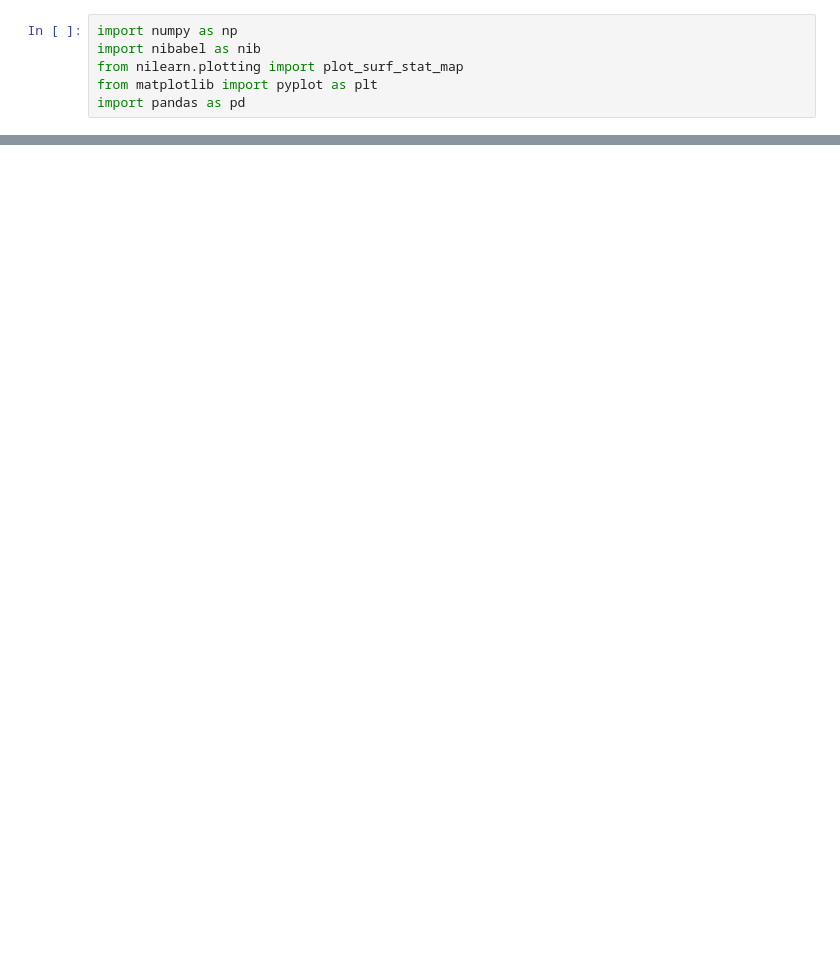
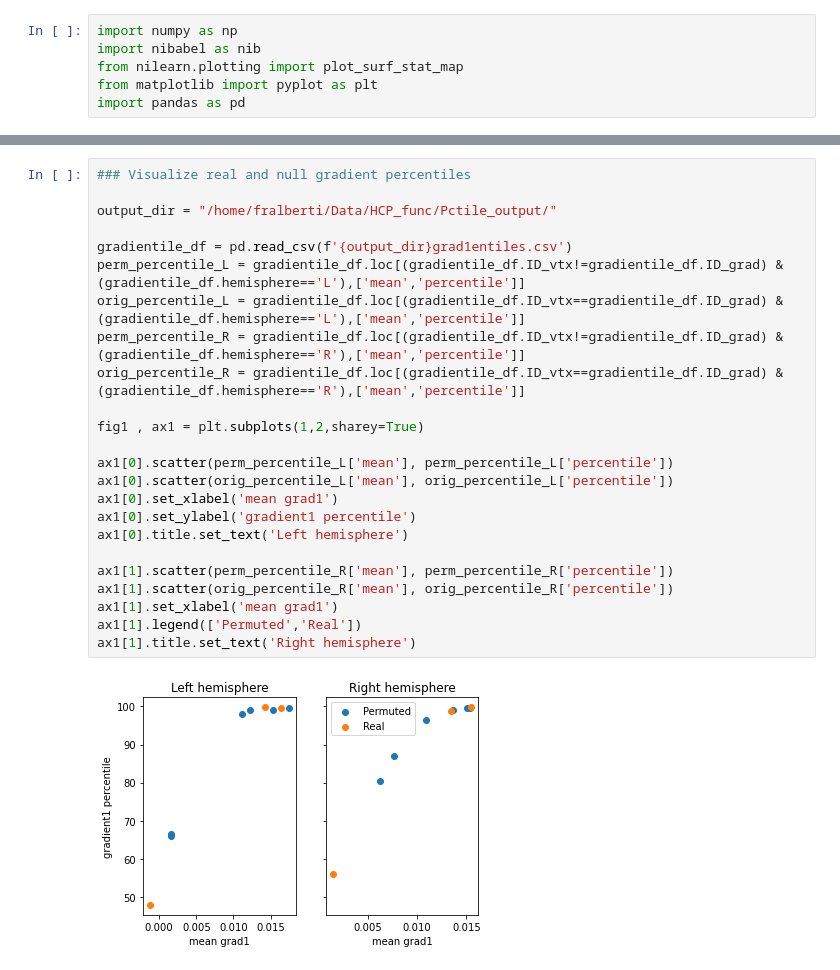
Before and after one commit to margulies/repo-0, a Jupyter notebook: Visualization.ipynb, the cells around one changed output, grey strips where cells are left out. Saved outputs shown, nothing was run; the diff lists cells and outputs as text; blank space fills up the shorter version.

```diff
--- a/Visualization.ipynb
+++ b/Visualization.ipynb
@@ -33,0 +36,26 @@ for sub in np.load('/home/fralberti/Data/Concatenated_dtseries/subject_IDs.npy')
+# %%
+### Visualize real and null gradient percentiles
+
+output_dir = "/home/fralberti/Data/HCP_func/Pctile_output/"
+
+gradientile_df = pd.read_csv(f'{output_dir}grad1entiles.csv')
+perm_percentile_L = gradientile_df.loc[(gradientile_df.ID_vtx!=gradientile_df.ID_grad) & (gradientile_df.hemisphere=='L'),['mean','percentile']]
+orig_percentile_L = gradientile_df.loc[(gradientile_df.ID_vtx==gradientile_df.ID_grad) & (gradientile_df.hemisphere=='L'),['mean','percentile']]
+perm_percentile_R = gradientile_df.loc[(gradientile_df.ID_vtx!=gradientile_df.ID_grad) & (gradientile_df.hemisphere=='R'),['mean','percentile']]
+orig_percentile_R = gradientile_df.loc[(gradientile_df.ID_vtx==gradientile_df.ID_grad) & (gradientile_df.hemisphere=='R'),['mean','percentile']]
+
+fig1 , ax1 = plt.subplots(1,2,sharey=True)
+
+ax1[0].scatter(perm_percentile_L['mean'], perm_percentile_L['percentile'])
+ax1[0].scatter(orig_percentile_L['mean'], orig_percentile_L['percentile'])
+ax1[0].set_xlabel('mean grad1')
+ax1[0].set_ylabel('gradient1 percentile')
+ax1[0].title.set_text('Left hemisphere')
+
+ax1[1].scatter(perm_percentile_R['mean'], perm_percentile_R['percentile'])
+ax1[1].scatter(orig_percentile_R['mean'], orig_percentile_R['percentile'])
+ax1[1].set_xlabel('mean grad1')
+ax1[1].legend(['Permuted','Real'])
+ax1[1].title.set_text('Right hemisphere')
+# %% [output]
+[figure, added]
```
Also changed, not shown: parts of 2 cells of this notebook, 2 other files.
